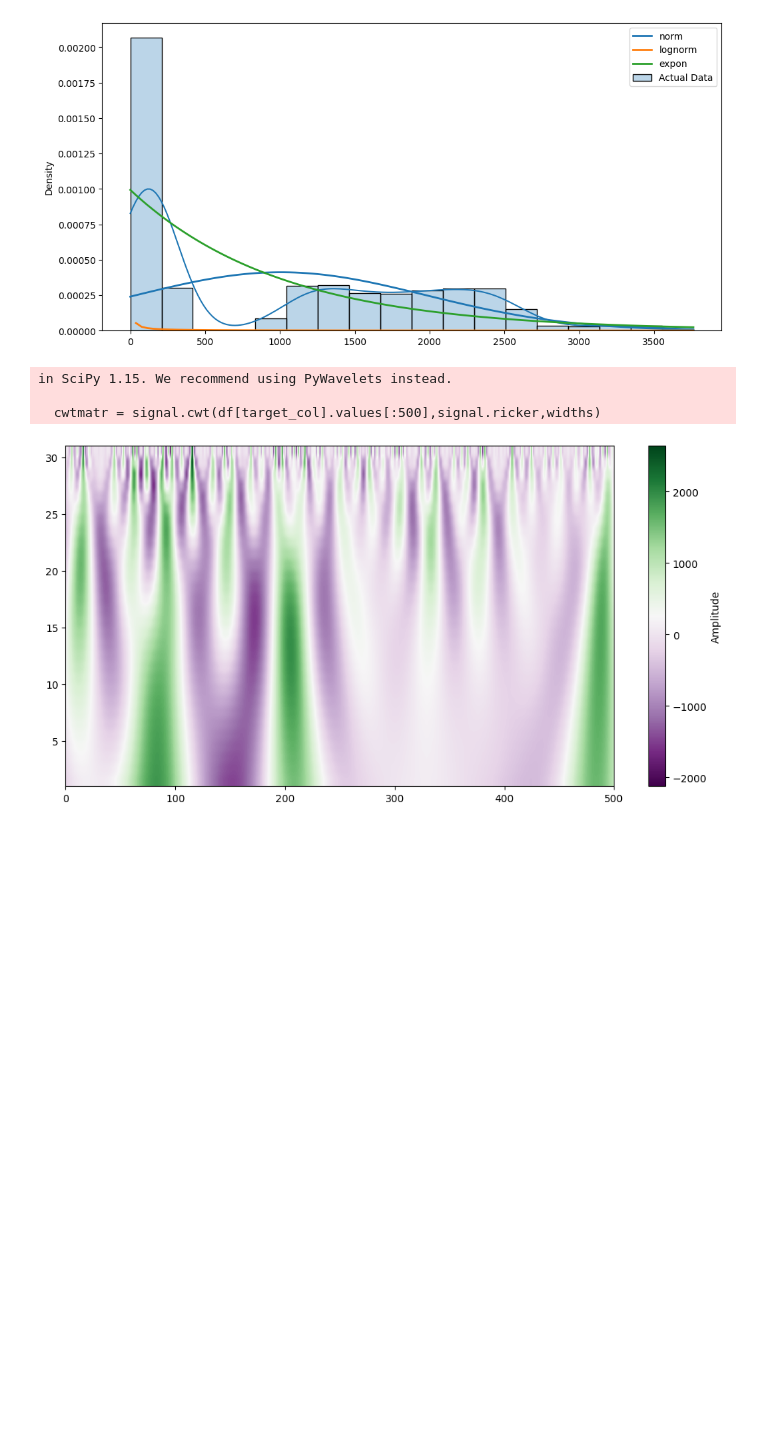
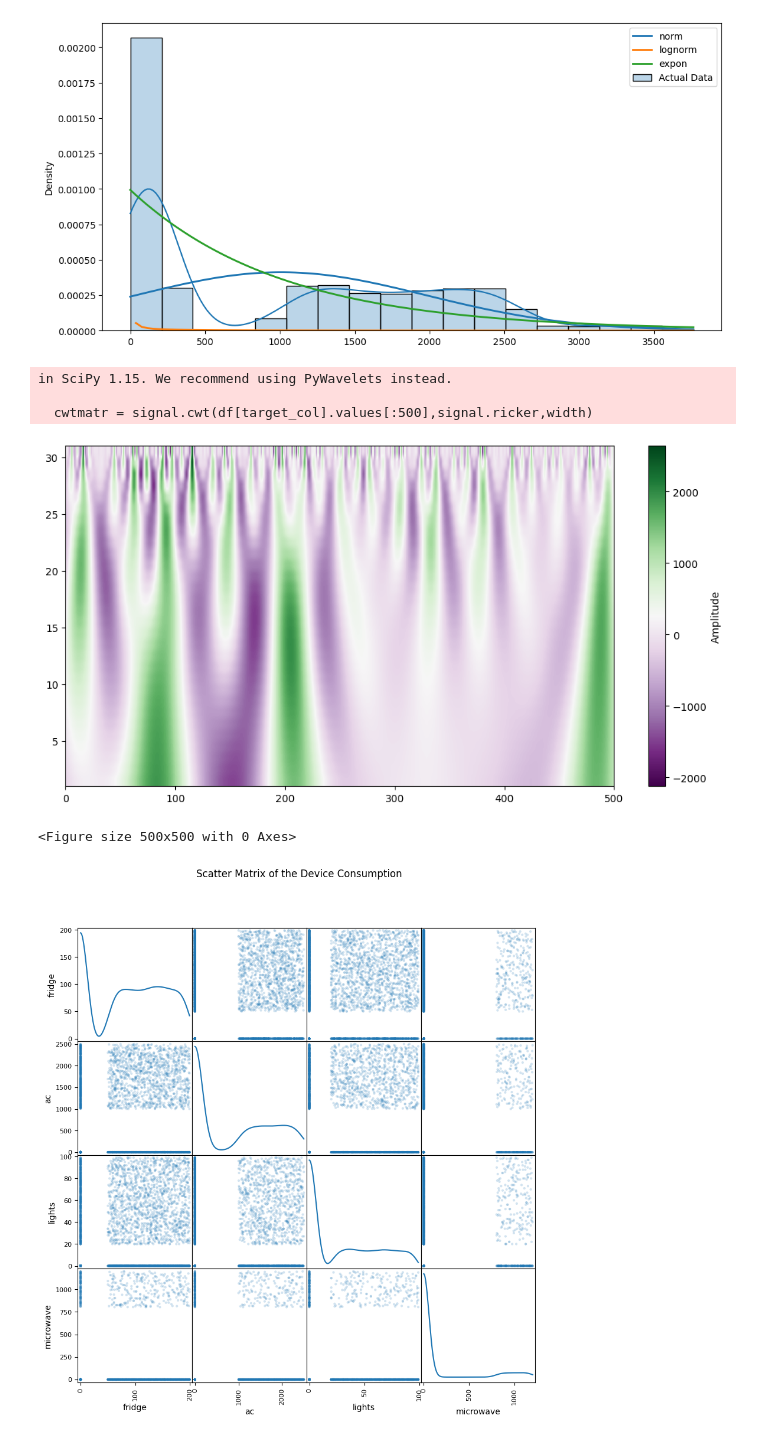
Before and after one commit to shansree-z/SmartEnergy-Consumptions, a Jupyter notebook: Pre-Processing.ipynb, the cells around one changed output. Cells and saved outputs as stored; diff of their text form; code cells hidden in the pictures; blank space fills up the shorter version.

```diff
--- a/Pre-Processing.ipynb
+++ b/Pre-Processing.ipynb
@@ -421,7 +434,7 @@ plt.show()
 from scipy import signal
 
 width = np.arange(1,31)
-cwtmatr = signal.cwt(df[target_col].values[:500],signal.ricker,widths)
+cwtmatr = signal.cwt(df[target_col].values[:500],signal.ricker,width)
 
 plt.figure(figsize = (12,6))
 plt.imshow(cwtmatr,extent = [0,500,1,31],cmap = "PRGn",aspect = 'auto',vmax = abs(cwtmatr).max())
@@ -430,5 +443,17 @@ plt.show()
 # %% [output]
 in SciPy 1.15. We recommend using PyWavelets instead.
 
-  cwtmatr = signal.cwt(df[target_col].values[:500],signal.ricker,widths)
+  cwtmatr = signal.cwt(df[target_col].values[:500],signal.ricker,width)
 [figure]
+# %%
+try:
+    from pandas.plotting import scatter_matrix
+    plt.figure(figsize=(5,5))
+    scatter_matrix(df[existing_device_cols],alpha=0.2,figsize=(10,10),diagonal="kde")
+    plt.suptitle('Scatter Matrix of the Device Consumption')
+    plt.show()
+except Exception as e:
+    print(f"Could not plot a Scatter matrix: {e}")
+# %% [output]
+<Figure size 500x500 with 0 Axes>
+[figure, added]
```
Also changed, not shown: parts of 2 cells of this notebook.
